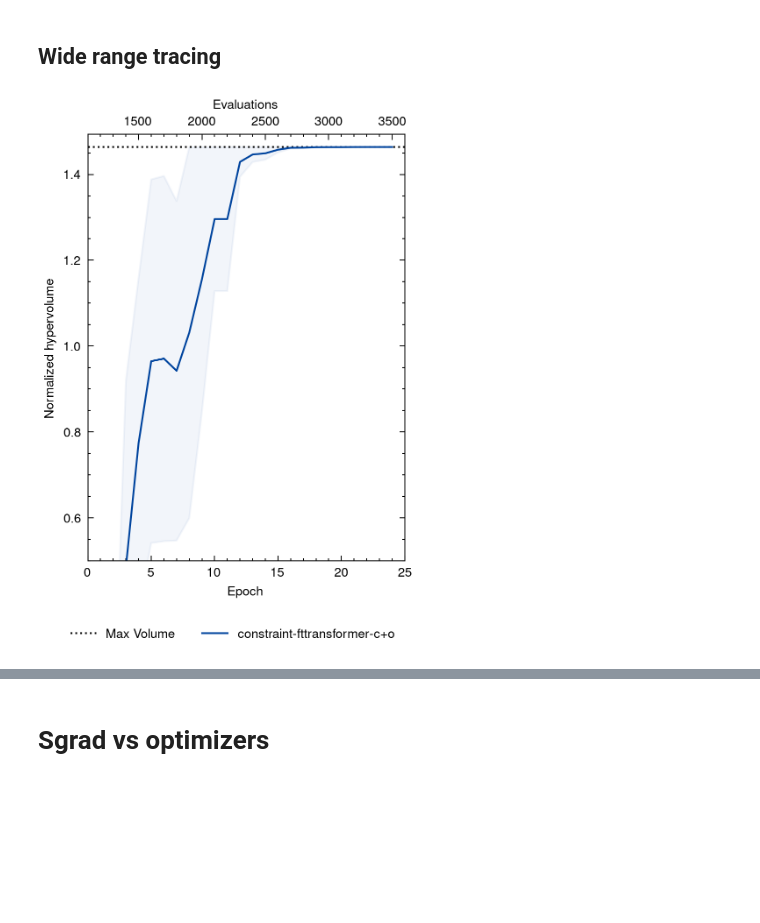
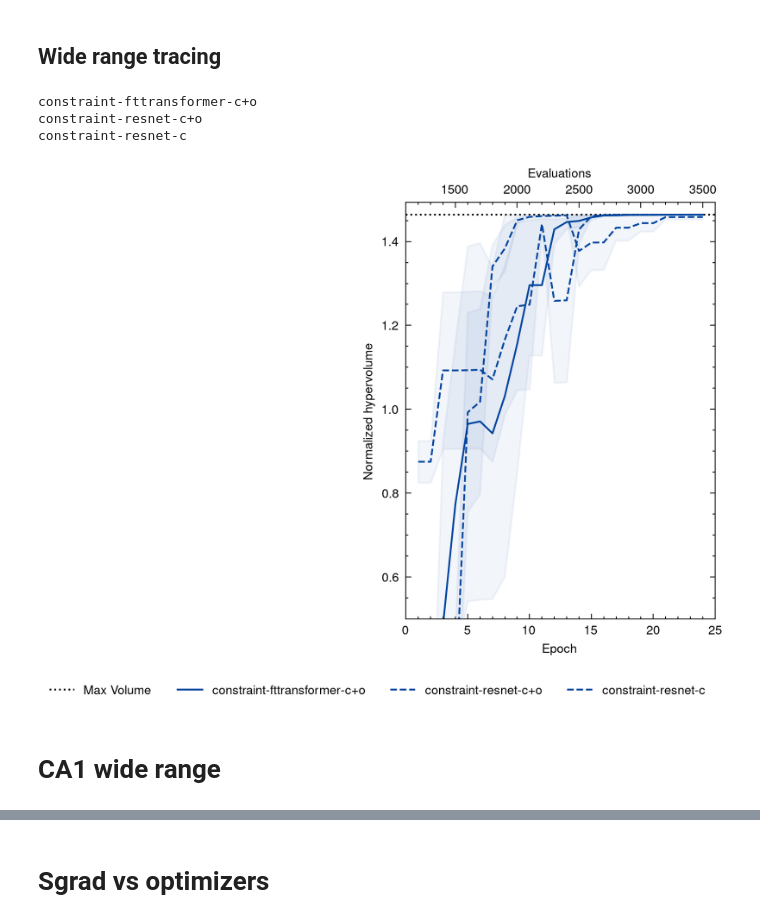
Before and after one commit to GazzolaLab/MultiObjectiveSurrogateOptimization, a Jupyter notebook: figure4.ipynb, the cells around one changed output, grey strips where cells are left out. Saved outputs shown, nothing was run; the diff lists cells and outputs as text; code cells hidden in the pictures; blank space fills up the shorter version.

```diff
--- a/figure4.ipynb
+++ b/figure4.ipynb
@@ -667,7 +698,5 @@ for key, x,y,C in [
 
     y_pred = model.predict(x_test, verbose=0)['objectives']
 
-    tracing_pareto_prediction[f"{key}_mae"] = float(mean_absolute_error(y_true=y_test, y_pred=y_pred))
-    tracing_pareto_prediction[f"{key}_mdae"]=  float(median_absolute_error(y_true=y_test, y_pred=y_pred))
-
-tracing_pareto_prediction
+    tracing_pareto_prediction[f"{key}_y_true"] = y_test.tolist()
+    tracing_pareto_prediction[f"{key}_y_pred"]= y_pred.tolist()
@@ -754,8 +783,12 @@ for i, (model_name, epoch_hvs) in enumerate(models.items()):
             break
 
 for i, (model_name, epoch_hvs) in enumerate(models.items()):
-    if model_name != 'constraint-fttransformer-c+o':
+    if np.mean(epoch_hvs["10"]) < 1 or np.mean(epoch_hvs["24"]) < 1.1**4*0.99:
         continue
+
+    print(model_name)
+    # if model_name != 'constraint-fttransformer-c+o':
+    #     continue
     x = []
     y = []
     y_err = []
@@ -846,33 +879,38 @@ ax.set_xlim([0, 25])
 
 # ax.legend(loc='best')
 ax.tick_params(top=False)
 
 secax = ax.secondary_xaxis(
     "top",
     functions=(
         lambda x, ins=initial_samples[p]: x * 100 + ins,
         lambda x, ins=initial_samples[p]: (x + ins) / 100,
     ),
 )
 secax.set_xlabel("Evaluations")
 
 # ax.set_ylim(0, 1.1**4 * 1.05)
 
 ax.set_ylim([0.5, 1.1**4 + 0.03])
 
 
 ax.set_ylabel("Normalized hypervolume")
 
 ax.set_xlim([0, 25])
 
 handles, labels = ax.get_legend_handles_labels()
 fig.legend(handles, labels, ncol=len(labels),
            bbox_to_anchor=(0.95, -0.01))
 #fig.legend(bbox_to_anchor=(0.95, -0.01))
 
 plt.tight_layout()
 plt.show()
 # %% [output]
+constraint-fttransformer-c+o
+constraint-resnet-c+o
+constraint-resnet-c
-[figure, old version]
+[figure, new version]
 # %%
 stash('figure4/tracing-hv-convergence', fig)
+# %% [markdown]
+# CA1 wide range
```
Also changed, not shown: parts of 13 cells of this notebook, 1 other file.
